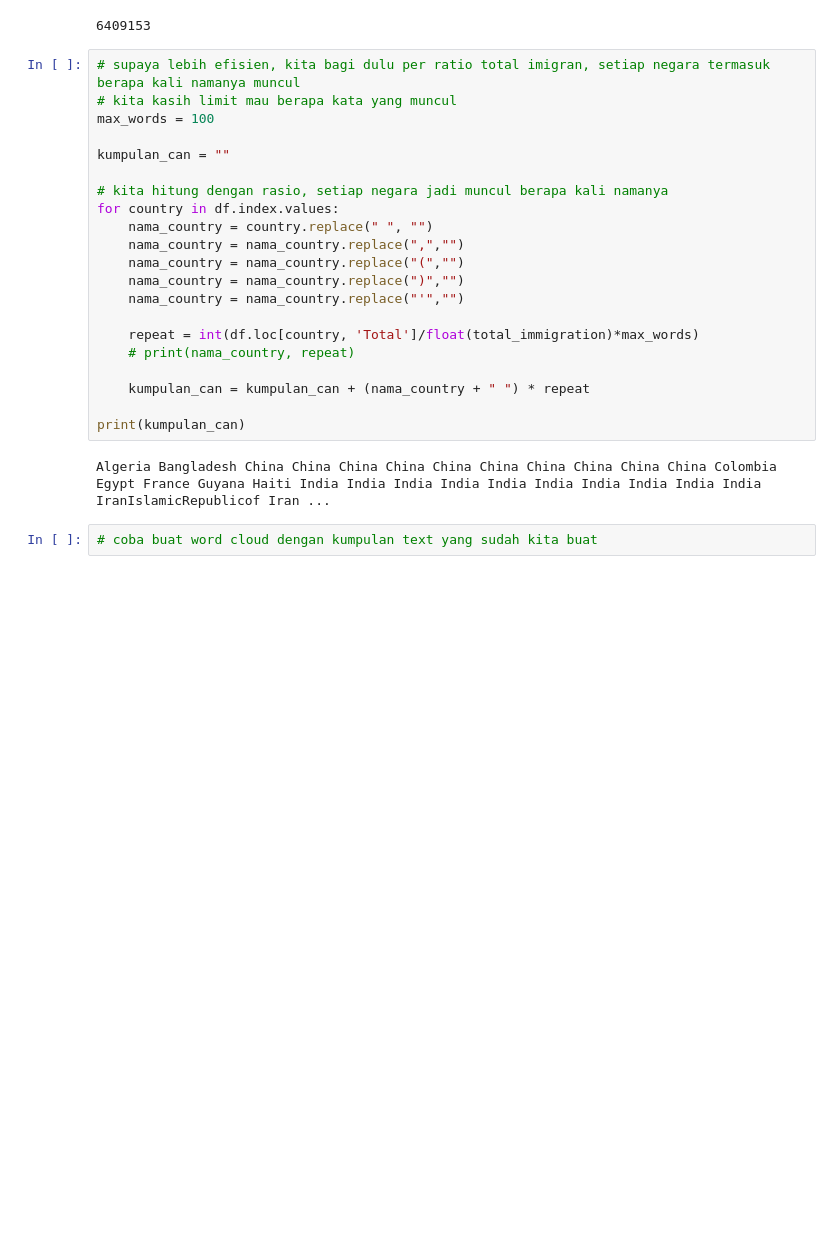
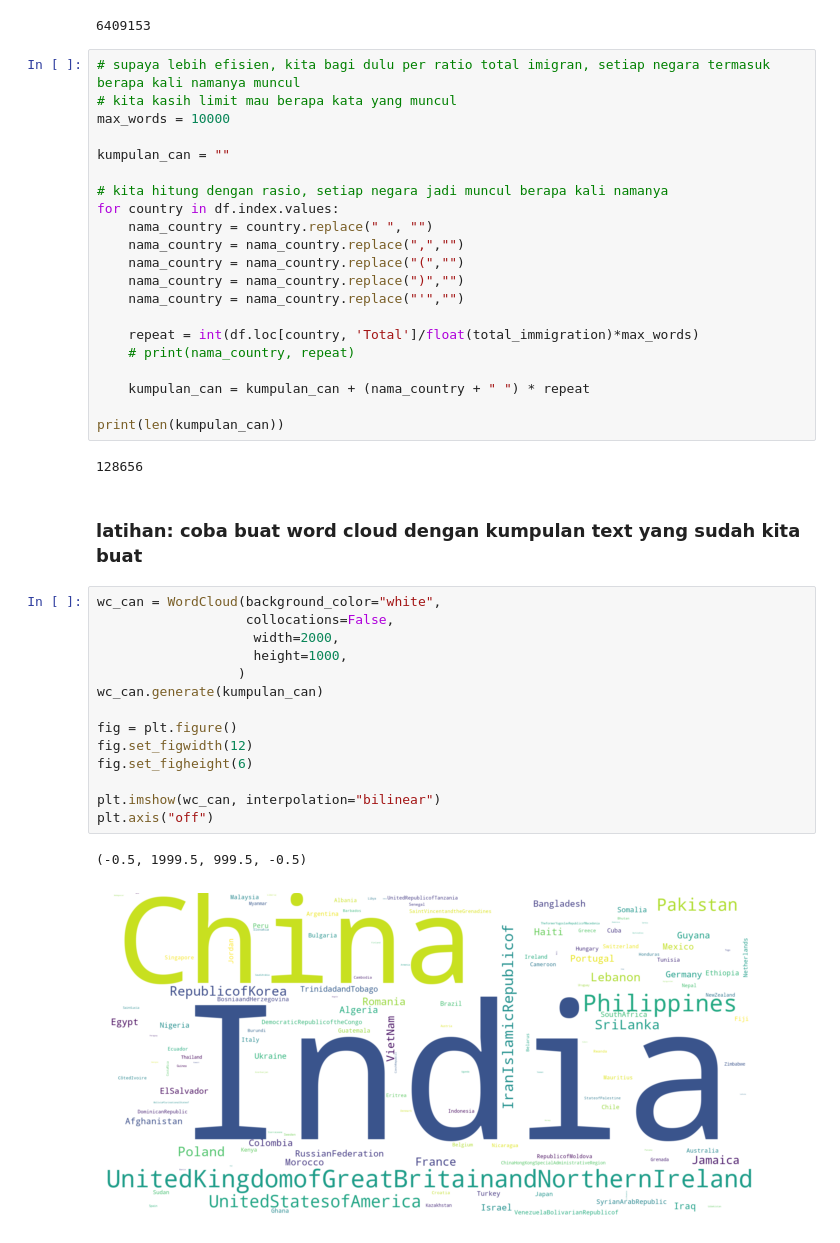
Before and after one commit to stefkwan-h8/pytn071, a Jupyter notebook: Sesi08-wordcloud.ipynb, the cells around one changed output. Saved outputs shown, nothing was run; the diff lists cells and outputs as text; blank space fills up the shorter version.

```diff
--- a/Sesi8-wordcloud.ipynb
+++ b/Sesi08-wordcloud.ipynb
@@ -233,7 +237,7 @@ total_immigration
 # %%
 # supaya lebih efisien, kita bagi dulu per ratio total imigran, setiap negara termasuk berapa kali namanya muncul
 # kita kasih limit mau berapa kata yang muncul
-max_words = 100
+max_words = 10000
 
 kumpulan_can = ""
 
@@ -250,8 +254,25 @@ for country in df.index.values:
 
     kumpulan_can = kumpulan_can + (nama_country + " ") * repeat
 
-print(kumpulan_can)
+print(len(kumpulan_can))
 # %% [output]
-Algeria Bangladesh China China China China China China China China China China Colombia Egypt France Guyana Haiti India India India India India India India India India India IranIslamicRepublicof Iran ...
+128656
-# %%
-# coba buat word cloud dengan kumpulan text yang sudah kita buat
+# %% [markdown]
+### latihan: coba buat word cloud dengan kumpulan text yang sudah kita buat
+# %%
+wc_can = WordCloud(background_color="white",
+                   collocations=False,
+                    width=2000,
+                    height=1000,
+                  )
+wc_can.generate(kumpulan_can)
+
+fig = plt.figure()
+fig.set_figwidth(12)
+fig.set_figheight(6)
+
+plt.imshow(wc_can, interpolation="bilinear")
+plt.axis("off")
+# %% [output]
+(-0.5, 1999.5, 999.5, -0.5)
+[figure, added]
```
Also changed, not shown: parts of 1 cell of this notebook, 1 other file.
